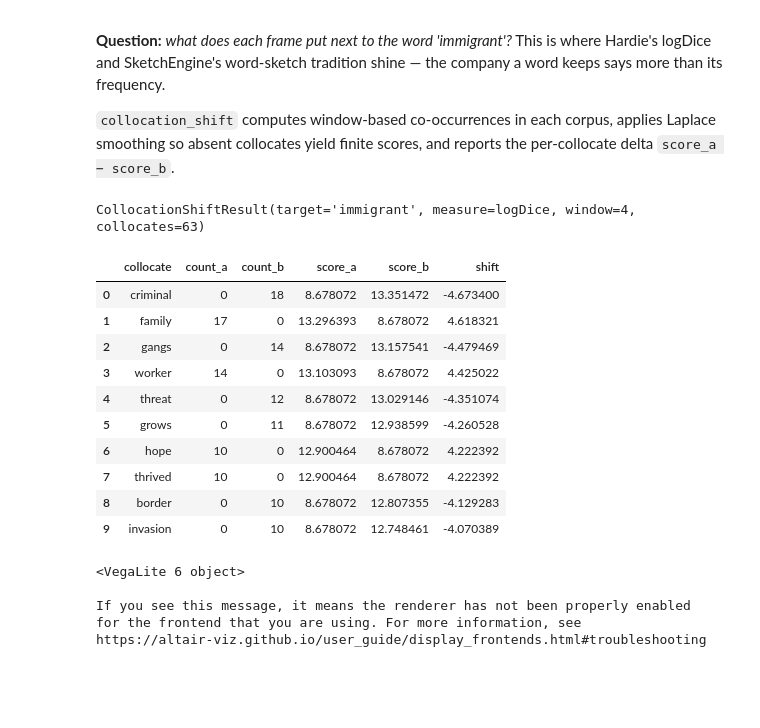
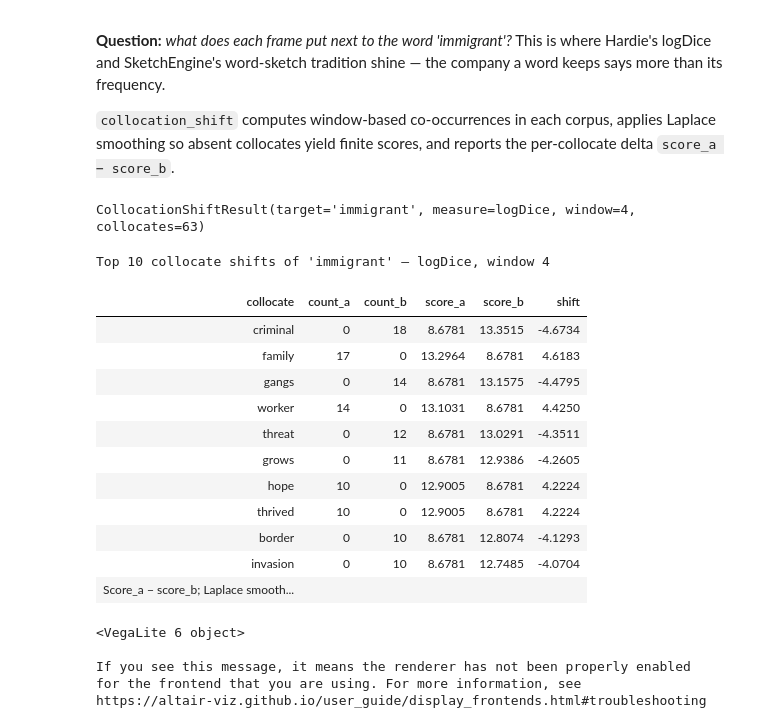
Before and after one commit to jturner-uofl/pycorpdiff, a Jupyter notebook: examples/pycorpdiff_showcase.ipynb, the cells around one changed output. Cells and saved outputs as stored; diff of their text form; code cells hidden in the pictures; blank space fills up the shorter version.

```diff
--- a/examples/pycorpdiff_showcase.ipynb
+++ b/examples/pycorpdiff_showcase.ipynb
@@ -296,22 +372,28 @@ Showing KWIC contexts for the top keyword: 'criminal'
 # %%
 shift = pcd.compare(human, criminal).collocation_shift(
     'immigrant', window=4, min_count=3, measure='logDice'
 )
 print(shift.summary())
-shift.table.head(10)
+df_to_sofra(
+    shift.table.head(10),
+    caption="Top 10 collocate shifts of 'immigrant' — logDice, window 4",
+    footnotes=('Score_a − score_b; Laplace smoothing α = 0.5.',),
+)
 # %% [output]
 CollocationShiftResult(target='immigrant', measure=logDice, window=4, collocates=63)
+Top 10 collocate shifts of 'immigrant' — logDice, window 4
-|  | collocate | count_a | count_b | score_a | score_b | shift |
-| 0 | criminal | 0 | 18 | 8.678072 | 13.351472 | -4.673400 |
-| 1 | family | 17 | 0 | 13.296393 | 8.678072 | 4.618321 |
-| 2 | gangs | 0 | 14 | 8.678072 | 13.157541 | -4.479469 |
-| 3 | worker | 14 | 0 | 13.103093 | 8.678072 | 4.425022 |
-| 4 | threat | 0 | 12 | 8.678072 | 13.029146 | -4.351074 |
-| 5 | grows | 0 | 11 | 8.678072 | 12.938599 | -4.260528 |
-| 6 | hope | 10 | 0 | 12.900464 | 8.678072 | 4.222392 |
-| 7 | thrived | 10 | 0 | 12.900464 | 8.678072 | 4.222392 |
-| 8 | border | 0 | 10 | 8.678072 | 12.807355 | -4.129283 |
-| 9 | invasion | 0 | 10 | 8.678072 | 12.748461 | -4.070389 |
+| collocate | count_a | count_b | score_a | score_b | shift |
+| criminal | 0 | 18 | 8.6781 | 13.3515 | -4.6734 |
+| family | 17 | 0 | 13.2964 | 8.6781 | 4.6183 |
+| gangs | 0 | 14 | 8.6781 | 13.1575 | -4.4795 |
+| worker | 14 | 0 | 13.1031 | 8.6781 | 4.4250 |
+| threat | 0 | 12 | 8.6781 | 13.0291 | -4.3511 |
+| grows | 0 | 11 | 8.6781 | 12.9386 | -4.2605 |
+| hope | 10 | 0 | 12.9005 | 8.6781 | 4.2224 |
+| thrived | 10 | 0 | 12.9005 | 8.6781 | 4.2224 |
+| border | 0 | 10 | 8.6781 | 12.8074 | -4.1293 |
+| invasion | 0 | 10 | 8.6781 | 12.7485 | -4.0704 |
+| Score_a − score_b; Laplace smooth... |  |  |  |  |  |
 # %%
 shift.plot(n=14).properties(
     width=520,
```
Also changed, not shown: parts of 10 cells of this notebook, 2 other files.
